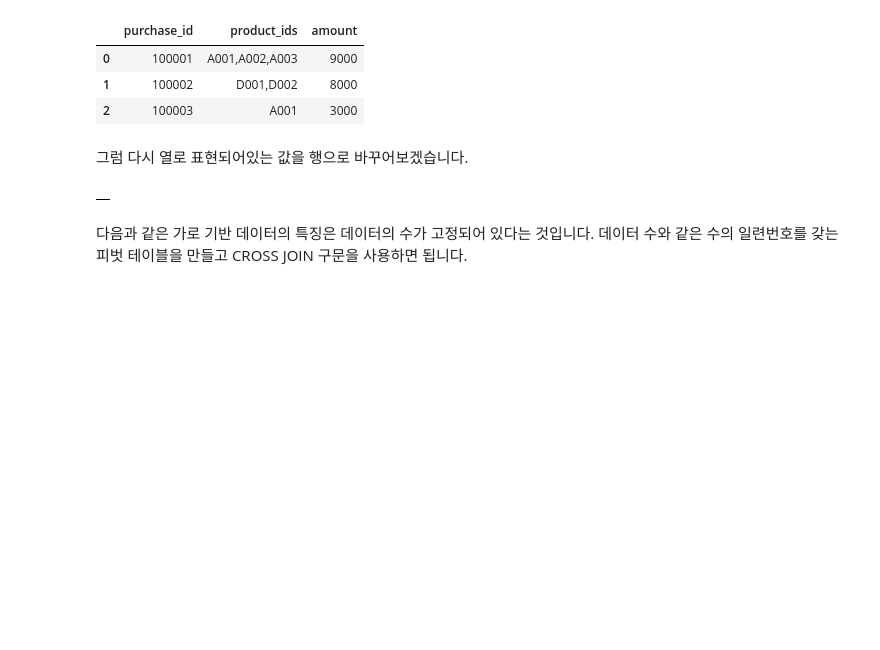
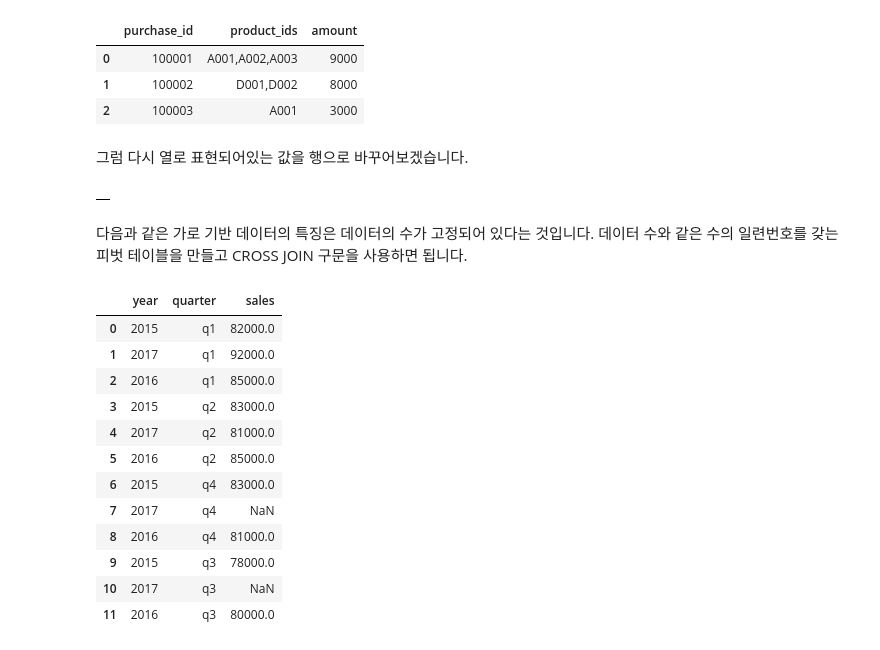
Before and after one commit to yhp2205/SQL, a Jupyter notebook: ch_7.ipynb, the cells around one changed output. Saved outputs shown, nothing was run; the diff lists cells and outputs as text; code cells hidden in the pictures; blank space fills up the shorter version.

```diff
--- a/ch_7.ipynb
+++ b/ch_7.ipynb
@@ -435,14 +435,43 @@ VALUES
 # %%
 %%bigquery --project mygcpproject-340112
   -- 7.12 일련 번호를 가진 피벗 테이블을 사용해 행으로 변환하는 쿼리
 SELECT
     q.year
   -- Q1에서 Q4까지의 레이블 이름 출력하기
   , CASE
       WHEN p.idx = 1 THEN 'q1'
       WHEN p.idx = 2 THEN 'q2'
       WHEN p.idx = 3 THEN 'q3'
       WHEN p.idx = 4 THEN 'q4'
     END AS quarter
   -- Q1에서 Q4까지의 매출 출력하기
   , CASE
+      WHEN p.idx = 1 THEN q.q1
+      WHEN p.idx = 2 THEN q.q2
+      WHEN p.idx = 3 THEN q.q3
+      WHEN p.idx = 4 THEN q.q4
+    END AS sales
+FROM
+    sqldata.quarterly_sales AS q
+  CROSS JOIN
+    --행으로 전개하고 싶은 열의 수 만큼 순번 테이블 만들기
+    (           SELECT 1 AS idx
+      UNION ALL SELECT 2 AS idx
+      UNION ALL SELECT 3 AS idx
+      UNION ALL SELECT 4 AS idx
+    ) AS p
+;
+# %% [output]
+|  | year | quarter | sales |
+| 0 | 2015 | q1 | 82000.0 |
+| 1 | 2017 | q1 | 92000.0 |
+| 2 | 2016 | q1 | 85000.0 |
+| 3 | 2015 | q2 | 83000.0 |
+| 4 | 2017 | q2 | 81000.0 |
+| 5 | 2016 | q2 | 85000.0 |
+| 6 | 2015 | q4 | 83000.0 |
+| 7 | 2017 | q4 | NaN |
+| 8 | 2016 | q4 | 81000.0 |
+| 9 | 2015 | q3 | 78000.0 |
+| 10 | 2017 | q3 | NaN |
+| 11 | 2016 | q3 | 80000.0 |
```
Also changed, not shown: parts of 8 cells of this notebook.
